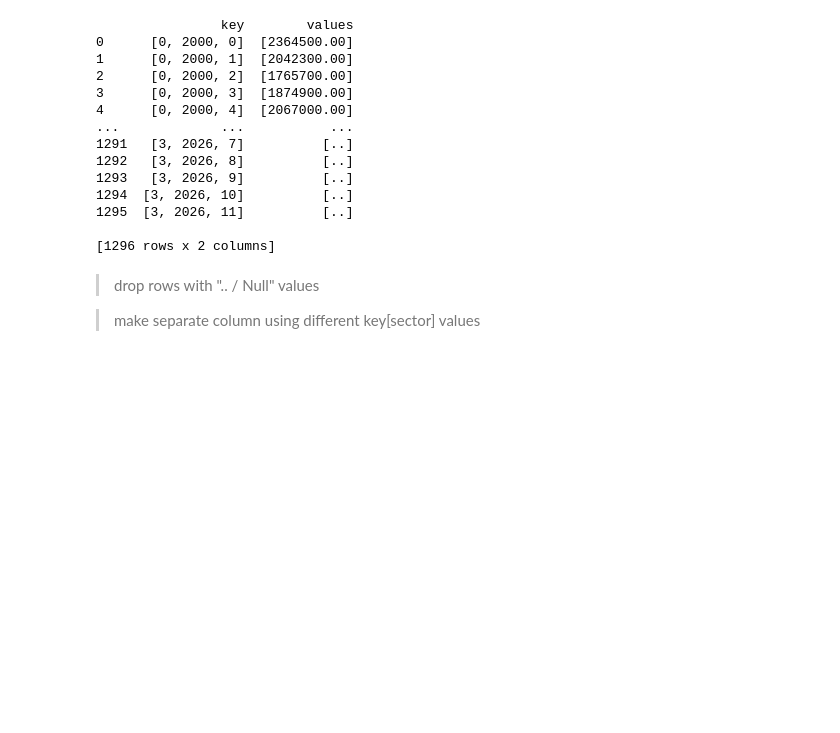
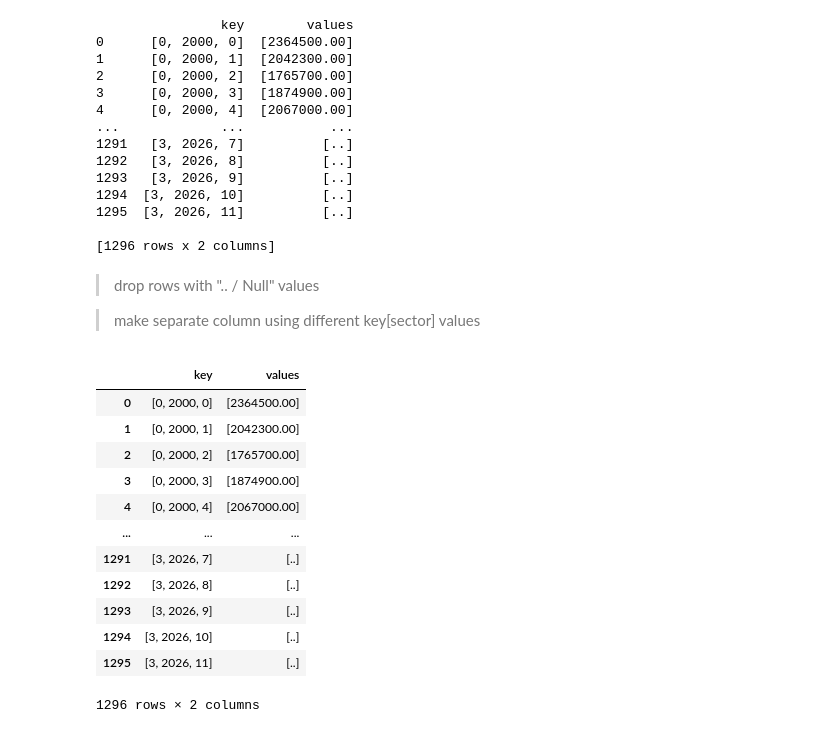
Before and after one commit to emmanresu/Thesis-Keras, a Jupyter notebook: requests_prototype.ipynb, the cells around one changed output. Drawn from its saved outputs; the diff is of its cells as text; code cells hidden in the pictures; blank space fills up the shorter version.

```diff
--- a/requests_prototype.ipynb
+++ b/requests_prototype.ipynb
@@ -182,0 +185,16 @@ print(test)
+# %%
+test
+# %% [output]
+|  | key | values |
+| 0 | [0, 2000, 0] | [2364500.00] |
+| 1 | [0, 2000, 1] | [2042300.00] |
+| 2 | [0, 2000, 2] | [1765700.00] |
+| 3 | [0, 2000, 3] | [1874900.00] |
+| 4 | [0, 2000, 4] | [2067000.00] |
+| ... | ... | ... |
+| 1291 | [3, 2026, 7] | [..] |
+| 1292 | [3, 2026, 8] | [..] |
+| 1293 | [3, 2026, 9] | [..] |
+| 1294 | [3, 2026, 10] | [..] |
+| 1295 | [3, 2026, 11] | [..] |
+1296 rows × 2 columns
```
Also changed, not shown: parts of 6 cells of this notebook.
